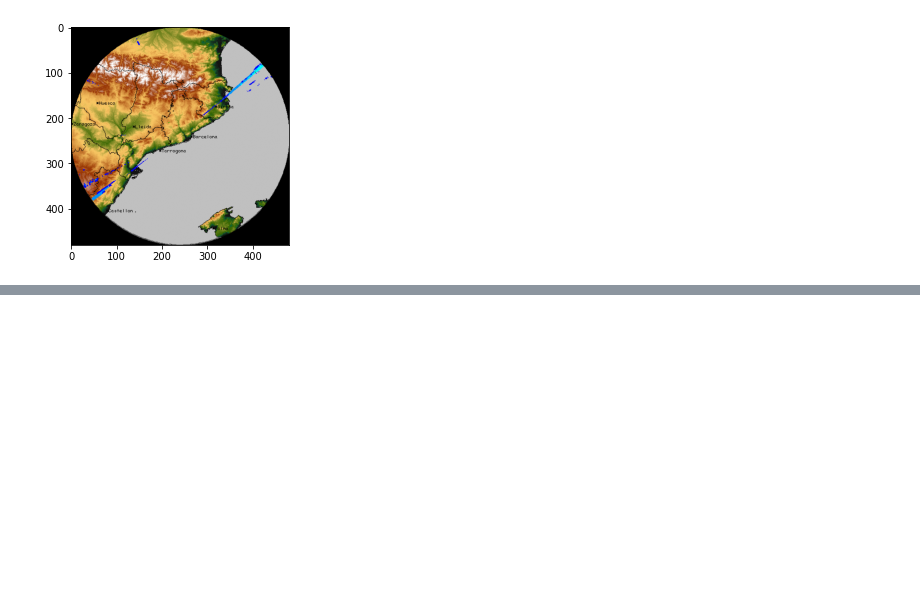
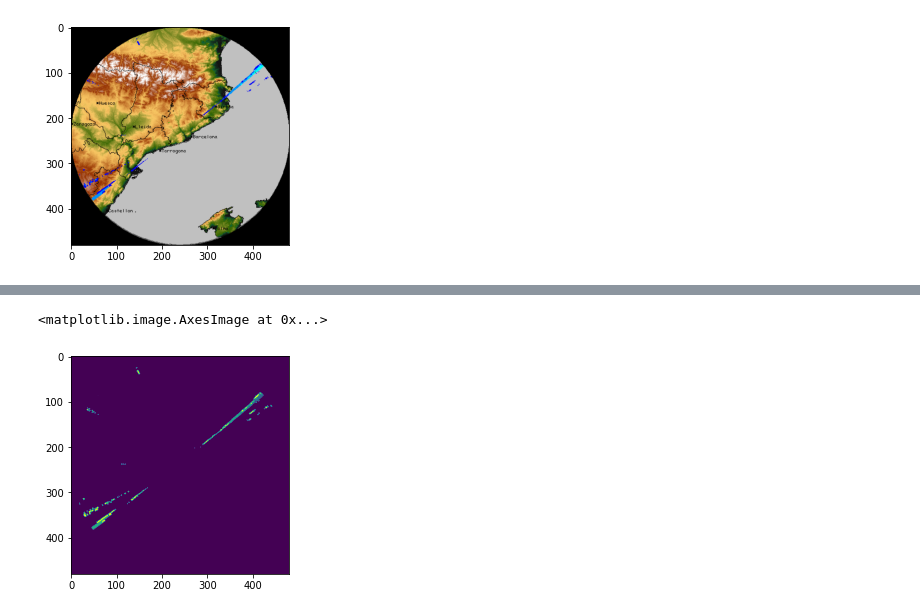
Before and after one commit to melihkurtaran/DNA_hackathon, a Jupyter notebook: MainCode.ipynb, the cells around one changed output, grey strips where cells are left out. Cells and saved outputs as stored; diff of their text form; code cells hidden in the pictures; blank space fills up the shorter version.

```diff
--- a/MainCode.ipynb
+++ b/MainCode.ipynb
@@ -138,0 +138,5 @@ imshow(mask)
+# %%
+imshow(1-template)
+# %% [output]
+<matplotlib.image.AxesImage at 0x...>
+[figure, added]
```
Also changed, not shown: parts of 14 cells of this notebook.
